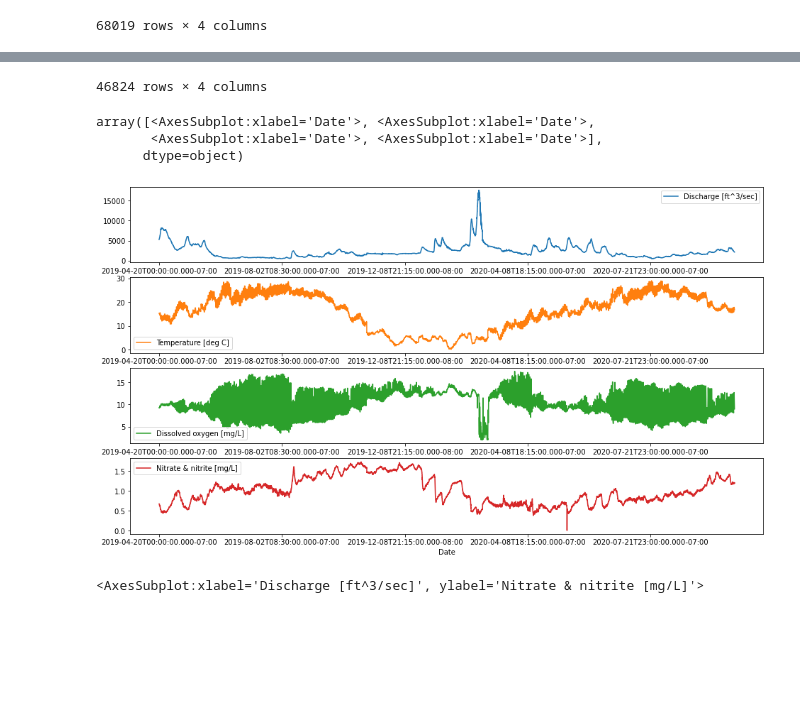
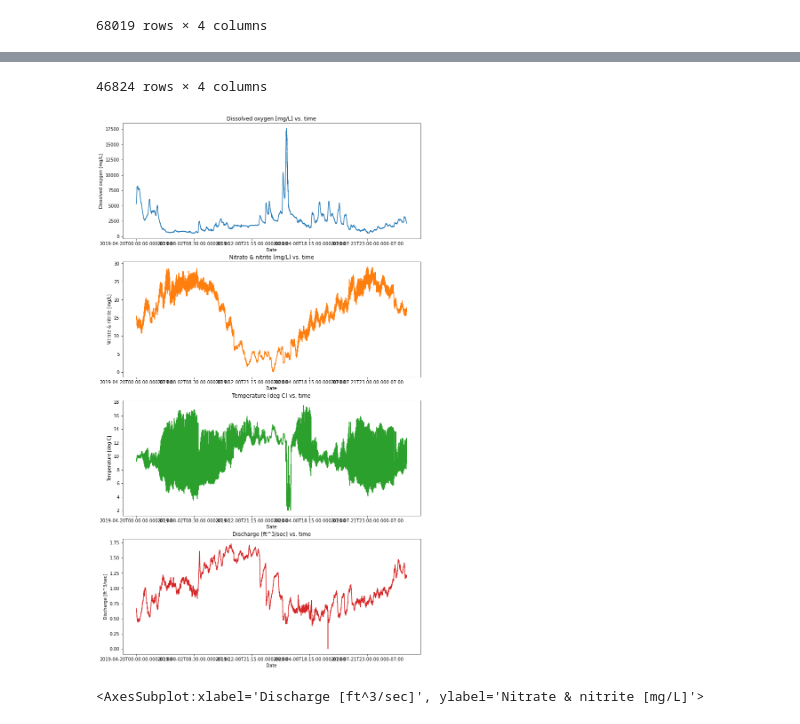
Before and after one commit to isosafrasaurus/pnnl_watersheds, a Jupyter notebook: nwis_data_analysis.ipynb, the cells around one changed output, grey strips where cells are left out. Drawn from its saved outputs; the diff is of its cells as text; code cells hidden in the pictures; blank space fills up the shorter version.

```diff
--- a/nwis_data_analysis.ipynb
+++ b/nwis_data_analysis.ipynb
@@ -180,7 +188,17 @@ namesdv = {
     '00060_Mean' : 'Mean discharge [ft^3/sec]'
 }
 
+namesdvarray = {
+    'Mean dissolved oxygen [mg/L]',
+    'Mean nitrate & nitrite [mg/L]',
+    'Mean temperature [deg. C]',
+    'Mean discharge [ft^3/sec]'
+}
+
 ringold_dv_toPlot = ringold_dv_final.rename(columns=namesdv)
 
-ringold_dv_toPlot.plot(subplots = True, figsize=(16,9), xlabel='Date', sharex=False,sharey=False)
+plotdv = ringold_dv_toPlot.plot(subplots = True, figsize=(16,16), legend=False, xlabel='Date', sharex=False,sharey=False)
+
+for subplotIndex in range(len(plot)):
+    plot[subplotIndex].set_ylabel(namesdvarray[subplotIndex])
 # %% [output]
@@ -195,6 +211,11 @@ namesiv = {
     '00010':'Temperature [deg C]',
     '00060':'Discharge [ft^3/sec]',
 }
+
+names_iv_array = ['Dissolved oxygen [mg/L]',
+'Nitrate & nitrite [mg/L]',
+'Temperature [deg C]',
+'Discharge [ft^3/sec]']
 
 ringold_iv_toPlot = copy.deepcopy(ringold_iv_final)
 
@@ -206,7 +227,11 @@ ringold_iv_toPlot.rename(columns=namesiv, inplace = True)
 
 display(ringold_iv_toPlot)
 
-ringold_iv_toPlot.plot(subplots = True, figsize=(16,9), xlabel='Date', sharex=False,sharey=False)
+plot = ringold_iv_toPlot.plot(subplots = True, legend=False,figsize=(12,22), xlabel='Date', sharex=False,sharey=False)
+
+for subplotIndex in range(len(plot)):
+    plot[subplotIndex].set_ylabel(names_iv_array[subplotIndex])
+    plot[subplotIndex].set_title(names_iv_array[subplotIndex] + " vs. time")
 # %% [output]
 |  | Discharge [ft^3/sec] | Temperature [deg C] | Dissolved oxygen [mg/L] | Nitrate & nitrite [mg/L] |
 | datetime |  |  |  |  |
@@ -229,8 +251,9 @@ array([<AxesSubplot:xlabel='Date'>, <AxesSubplot:xlabel='Date'>,
 # %% [markdown]
 12510500
 # %%
-kiona_iv = nwis.get_record(sites="12510500",service="iv",parameterCd=final_parameters,start=startDate,end=endDate)
-kiona_dv = nwis.get_record(sites="12510500",service="dv",parameterCd=final_parameters,start=startDate,end=endDate)
+kiona_start_date = '2018-06-26'
+kiona_iv = nwis.get_record(sites="12510500",service="iv",parameterCd=final_parameters,start=kiona_start_date,end=endDate)
+kiona_dv = nwis.get_record(sites="12510500",service="dv",parameterCd=final_parameters,start=kiona_start_date,end=endDate)
 # %%
 kiona_iv_final = kiona_iv.dropna(thresh=9)
 kiona_iv_final = kiona_iv_final[["00060","00010","00300","99133"]]
@@ -260,38 +283,39 @@ namesiv = {
 
 kiona_iv_toPlot = copy.deepcopy(kiona_iv_final)
 
 kiona_iv_toPlot[kiona_iv_toPlot['99133'] < 0] = np.nan
 
 kiona_iv_toPlot[kiona_iv_toPlot['00010'] < 0] = np.nan
 
 kiona_iv_toPlot.dropna(thresh=1, inplace = True)
 
 kiona_iv_toPlot.rename(columns=namesiv, inplace = True)
 
 display(kiona_iv_toPlot)
 
 # Graphing
 
-kiona_iv_toPlot.plot(subplots=True, figsize=(16,9), xlabel='Date', sharex=False,sharey=False)
+kionaplot = kiona_iv_toPlot.plot(subplots=True, figsize=(12,22), legend = False, xlabel='Date', sharex=False,sharey=False)
+
+for subplotIndex in range(len(kionaplot)):
+    kionaplot[subplotIndex].set_ylabel(names_iv_array[subplotIndex])
+    kionaplot[subplotIndex].set_title(names_iv_array[subplotIndex] + " vs. time")
 # %% [output]
 |  | Discharge [ft^3/sec] | Temperature [deg C] | Dissolved oxygen [mg/L] | Nitrate & nitrite [mg/L] |
 | datetime |  |  |  |  |
 | 2019-04-20T00:00:00.000-07:00 | 5270.0 | 15.3 | 9.3 | 0.67 |
 | 2019-04-20T00:15:00.000-07:00 | 5270.0 | 15.3 | 9.3 | 0.67 |
 | 2019-04-20T00:30:00.000-07:00 | 5290.0 | 15.3 | 9.3 | 0.67 |
 | 2019-04-20T00:45:00.000-07:00 | 5290.0 | 15.3 | 9.3 | 0.67 |
 | 2019-04-20T01:00:00.000-07:00 | 5300.0 | 15.3 | 9.3 | 0.67 |
 | ... | ... | ... | ... | ... |
 | 2020-09-30T23:45:00.000-07:00 | 2130.0 | 16.9 | 9.2 | 1.20 |
 | 2020-10-01T00:00:00.000-07:00 | 2130.0 | 16.8 | 9.2 | 1.20 |
 | 2020-10-01T00:15:00.000-07:00 | 2130.0 | 16.8 | 9.1 | 1.19 |
 | 2020-10-01T00:30:00.000-07:00 | 2130.0 | 16.8 | 9.1 | 1.20 |
 | 2020-10-01T00:45:00.000-07:00 | 2130.0 | 16.7 | 9.0 | 1.20 |
 46824 rows × 4 columns
-array([<AxesSubplot:xlabel='Date'>, <AxesSubplot:xlabel='Date'>,
-       <AxesSubplot:xlabel='Date'>, <AxesSubplot:xlabel='Date'>],
-      dtype=object)
-[figure, old version]
+[figure, new version]
 # %%
 # Discharge [ft^3/sec]	Temperature [deg C]	Dissolved oxygen [mg/L]	Nitrate & nitrite [mg/L]
 kiona_iv_toPlot.plot(x="Discharge [ft^3/sec]", y="Temperature [deg C]",kind='scatter',figsize=(16,9))
```
Also changed, not shown: parts of 7 cells of this notebook.
